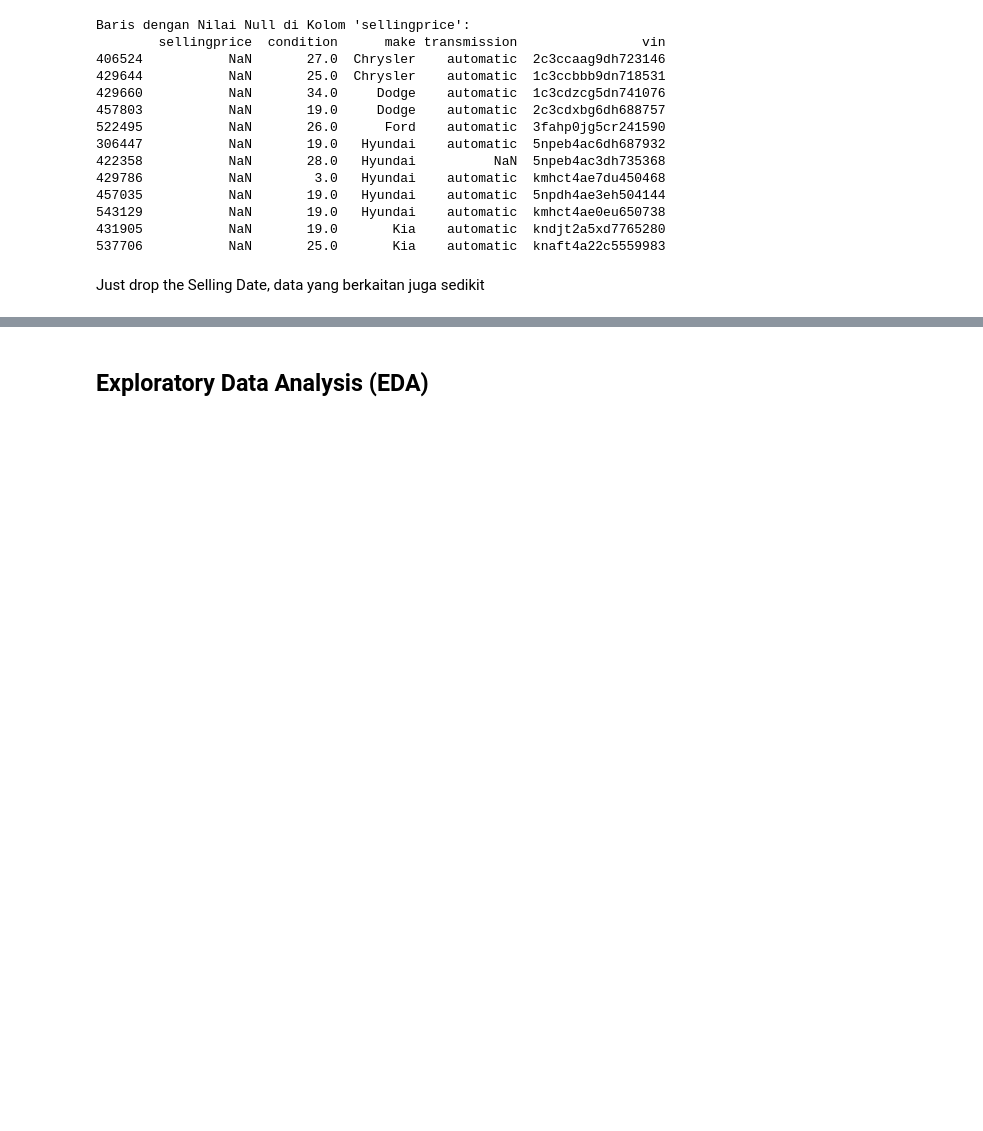
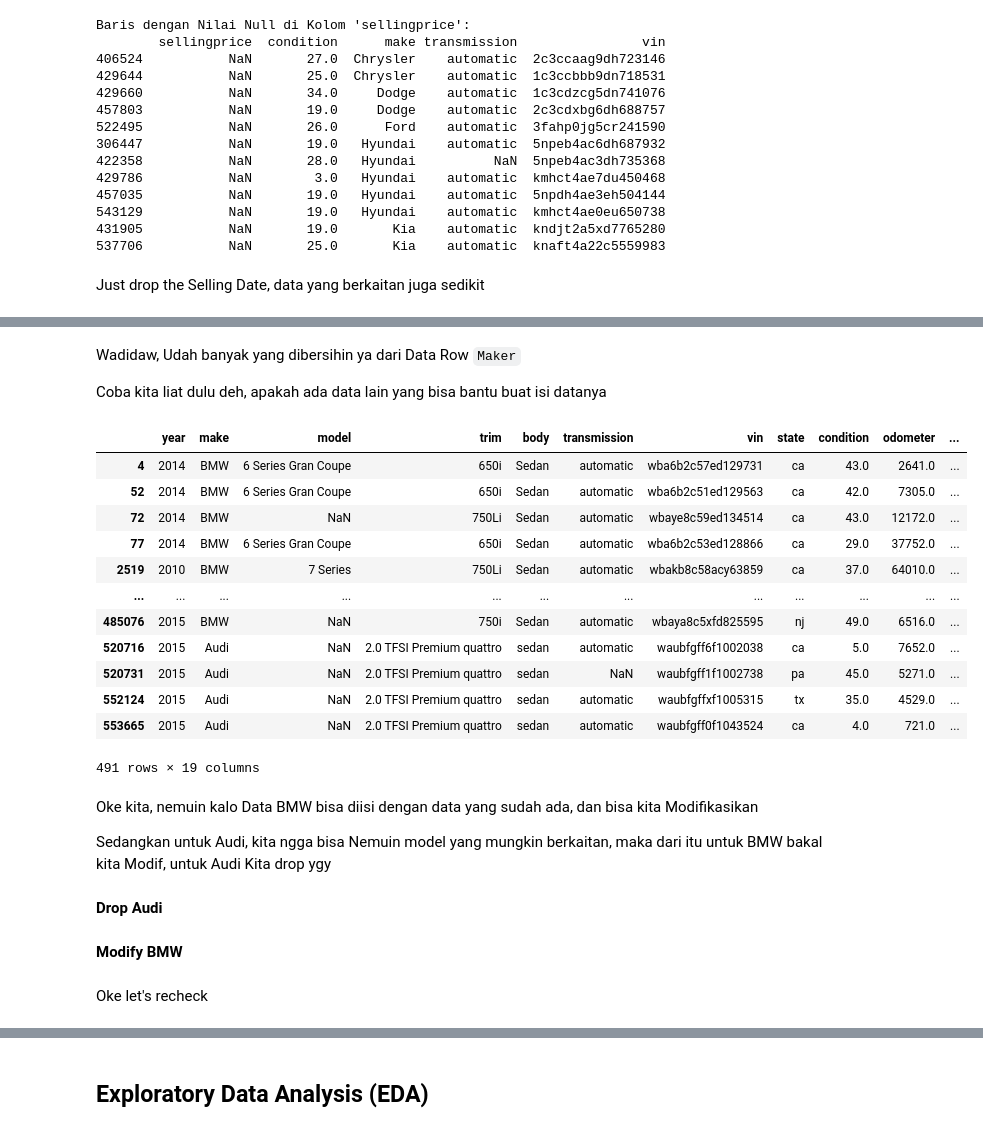
Before and after one commit to Bayhaqieee/GDG_ML_Learning, a Jupyter notebook: Hands_on_DataAnalysis_.ipynb, the cells around one changed output, grey strips where cells are left out. Saved outputs shown, nothing was run; the diff lists cells and outputs as text; code cells hidden in the pictures; blank space fills up the shorter version.

Commit message:
Half Done Data Cleaning

```diff
--- a/Hands_on_DataAnalysis_.ipynb
+++ b/Hands_on_DataAnalysis_.ipynb
@@ -1103,0 +1141,3 @@ Just drop the Selling Date, data yang berkaitan juga sedikit
+# %%
+# Assuming your DataFrame is called 'df'
+df_data = df_data.dropna(subset=['make'])
@@ -1103,0 +1193,42 @@ Just drop the Selling Date, data yang berkaitan juga sedikit
+# %% [markdown]
+Wadidaw, Udah banyak yang dibersihin ya dari Data Row `Maker`
+
+Coba kita liat dulu deh, apakah ada data lain yang bisa bantu buat isi datanya
+# %%
+# Create a list of target values
+target_values = [
+    ('Audi', '2.0 TFSI Premium quattro', 'sedan'),
+    ('Audi', '2.0 TFSI Premium quattro', 'Sedan'),
+    ('BMW', '750Li', 'Sedan'),
+    ('BMW', '750i', 'Sedan'),
+    ('BMW', '650Li', 'Sedan'),
+    ('BMW', '650i', 'Sedan'),
+]
+
+# Create a boolean mask to identify matching rows
+mask = df_data.apply(lambda row: tuple(row[['make', 'trim', 'body']]) in target_values, axis=1)
+
+# Filter the DataFrame using the mask
+filtered_df_data = df_data[mask]
+# %%
+display(filtered_df_data)
+# %% [output]
+|  | year | make | model | trim | body | transmission | vin | state | condition | odometer | ... |
+| 4 | 2014 | BMW | 6 Series Gran Coupe | 650i | Sedan | automatic | wba6b2c57ed129731 | ca | 43.0 | 2641.0 | ... |
+| 52 | 2014 | BMW | 6 Series Gran Coupe | 650i | Sedan | automatic | wba6b2c51ed129563 | ca | 42.0 | 7305.0 | ... |
+| 72 | 2014 | BMW | NaN | 750Li | Sedan | automatic | wbaye8c59ed134514 | ca | 43.0 | 12172.0 | ... |
+| 77 | 2014 | BMW | 6 Series Gran Coupe | 650i | Sedan | automatic | wba6b2c53ed128866 | ca | 29.0 | 37752.0 | ... |
+| 2519 | 2010 | BMW | 7 Series | 750Li | Sedan | automatic | wbakb8c58acy63859 | ca | 37.0 | 64010.0 | ... |
+| ... | ... | ... | ... | ... | ... | ... | ... | ... | ... | ... | ... |
+| 485076 | 2015 | BMW | NaN | 750i | Sedan | automatic | wbaya8c5xfd825595 | nj | 49.0 | 6516.0 | ... |
+| 520716 | 2015 | Audi | NaN | 2.0 TFSI Premium quattro | sedan | automatic | waubfgff6f1002038 | ca | 5.0 | 7652.0 | ... |
+| 520731 | 2015 | Audi | NaN | 2.0 TFSI Premium quattro | sedan | NaN | waubfgff1f1002738 | pa | 45.0 | 5271.0 | ... |
+| 552124 | 2015 | Audi | NaN | 2.0 TFSI Premium quattro | sedan | automatic | waubfgffxf1005315 | tx | 35.0 | 4529.0 | ... |
+| 553665 | 2015 | Audi | NaN | 2.0 TFSI Premium quattro | sedan | automatic | waubfgff0f1043524 | ca | 4.0 | 721.0 | ... |
+491 rows × 19 columns
+# %% [markdown]
+Oke kita, nemuin kalo Data BMW bisa diisi dengan data yang sudah ada, dan bisa kita Modifikasikan
+
+Sedangkan untuk Audi, kita ngga bisa Nemuin model yang mungkin berkaitan, maka dari itu untuk BMW bakal kita Modif, untuk Audi Kita drop ygy
+# %% [markdown]
+**Drop Audi**
@@ -1103,0 +1247,2 @@ Just drop the Selling Date, data yang berkaitan juga sedikit
+# %% [markdown]
+**Modify BMW**
@@ -1103,0 +1278,2 @@ Just drop the Selling Date, data yang berkaitan juga sedikit
+# %% [markdown]
+Oke let's recheck
```
Also changed, not shown: parts of 41 cells of this notebook.
